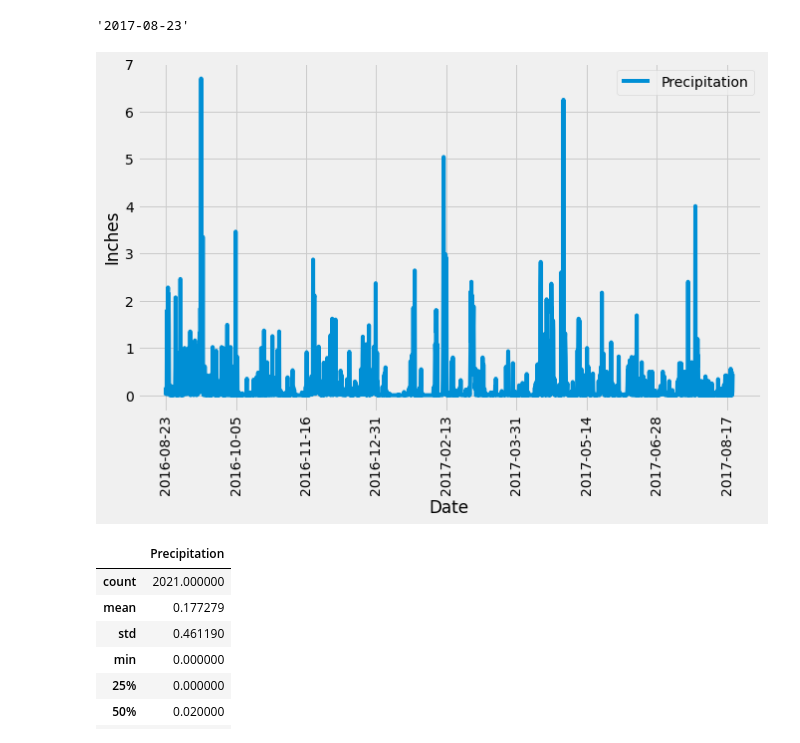
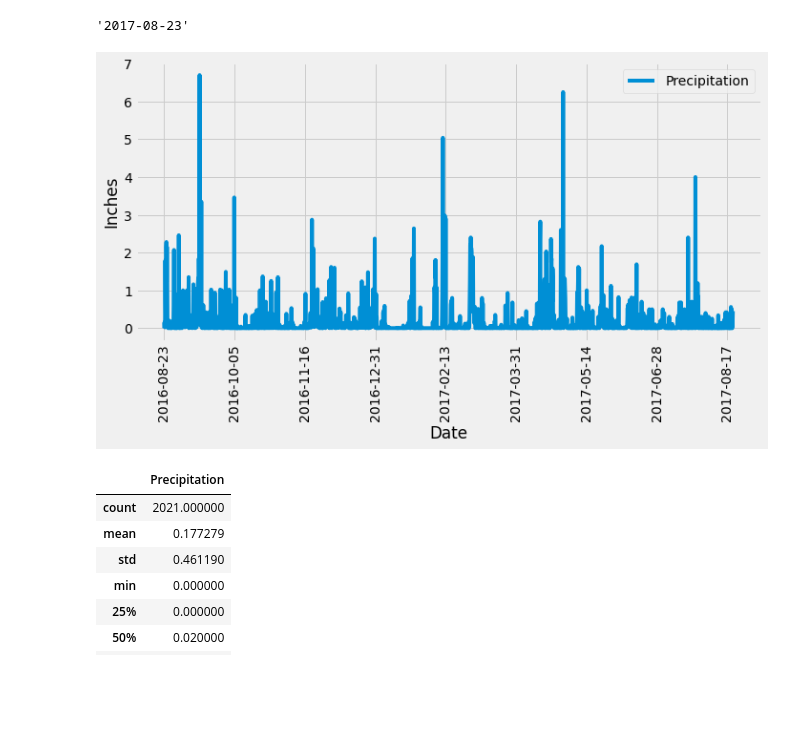
Before and after one commit to scottgall/sqlalchemy-challenge, a Jupyter notebook: climate_analysis.ipynb, the cells around one changed output. Saved outputs shown, nothing was run; the diff lists cells and outputs as text; code cells hidden in the pictures; blank space fills up the shorter version.

Commit message:
trying to update images

```diff
--- a/climate_analysis.ipynb
+++ b/climate_analysis.ipynb
@@ -46,31 +46,32 @@ latest_date
 # %%
 # Design a query to retrieve the last 12 months of precipitation data and plot the results.
 # Starting from the most recent data point in the database.
 
 # Calculate the date one year from the last date in data set.
 latest_date_dt = dt.datetime.strptime(latest_date, '%Y-%m-%d')
 year_from_last = latest_date_dt - dt.timedelta(days=365)
 year_from_last_string = year_from_last.strftime("%Y-%m-%d")
 year_from_last_string
 
 # Perform a query to retrieve the data and precipitation scores
 data = session.query(Measurement.date, Measurement.prcp).\
     filter(Measurement.date >= year_from_last_string).\
     order_by(Measurement.date).all()
 
 # Save the query results as a Pandas DataFrame and set the index to the date column
 df = pd.DataFrame(data)
 df.columns = ['Date', 'Precipitation']
 df.set_index('Date', inplace=True)
 df.dropna(inplace=True)
 
 # Use Pandas Plotting with Matplotlib to plot the data
 df.plot(ylabel='Inches',rot=90, figsize=(10,6))
 plt.legend(loc='upper right')
+plt.tight_layout()
 plt.savefig('Images/precip.png');
 plt.show()
 # %% [output]
-[figure, old version]
+[figure, new version]
 # %%
 # Use Pandas to calcualte the summary statistics for the precipitation data
 df.describe()
```
Also changed, not shown: 1 other file.
